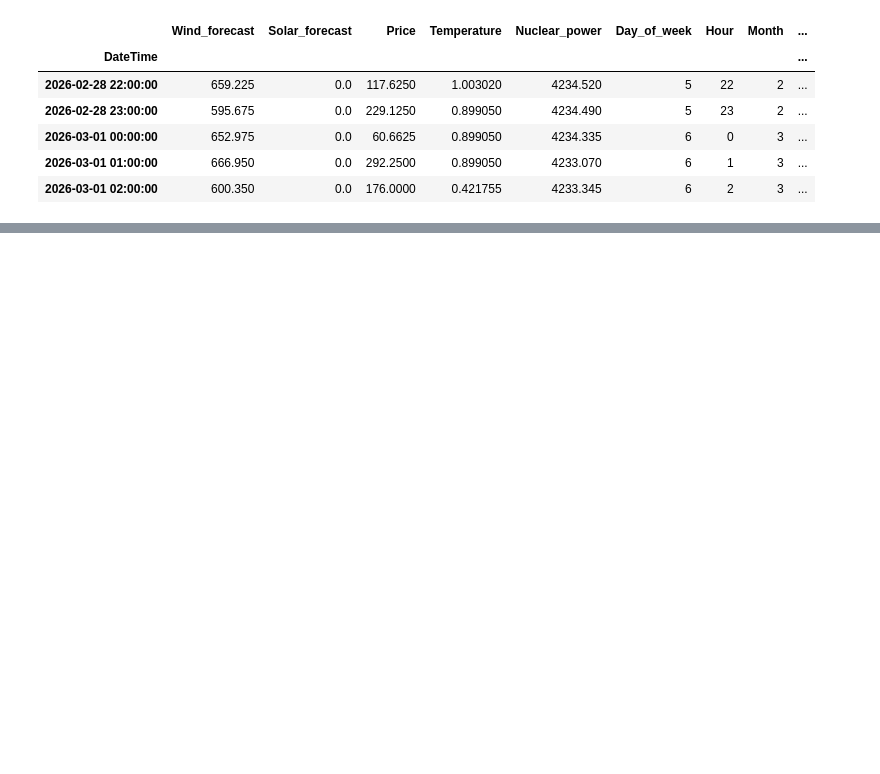
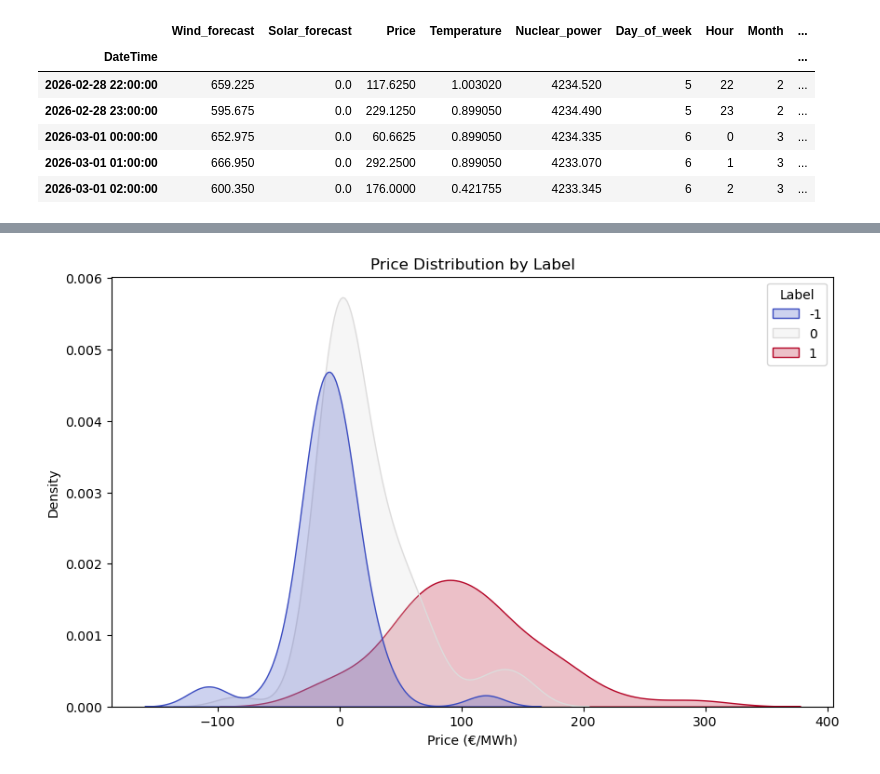
Before and after one commit to PRoutamaa/DS_Business_project, a Jupyter notebook: project.ipynb, the cells around one changed output, grey strips where cells are left out. Saved outputs shown, nothing was run; the diff lists cells and outputs as text; code cells hidden in the pictures; blank space fills up the shorter version.

```diff
--- a/project.ipynb
+++ b/project.ipynb
@@ -664,0 +717,8 @@ plt.show()
+# %%
+plt.figure(figsize=(10, 6))
+sns.kdeplot(data=validation_df, x='Price', hue='Label', fill=True, palette='coolwarm')
+plt.title("Price Distribution by Label")
+plt.xlabel("Price (€/MWh)")
+plt.show()
+# %% [output]
+[figure, added]
```
Also changed, not shown: parts of 15 cells of this notebook.
